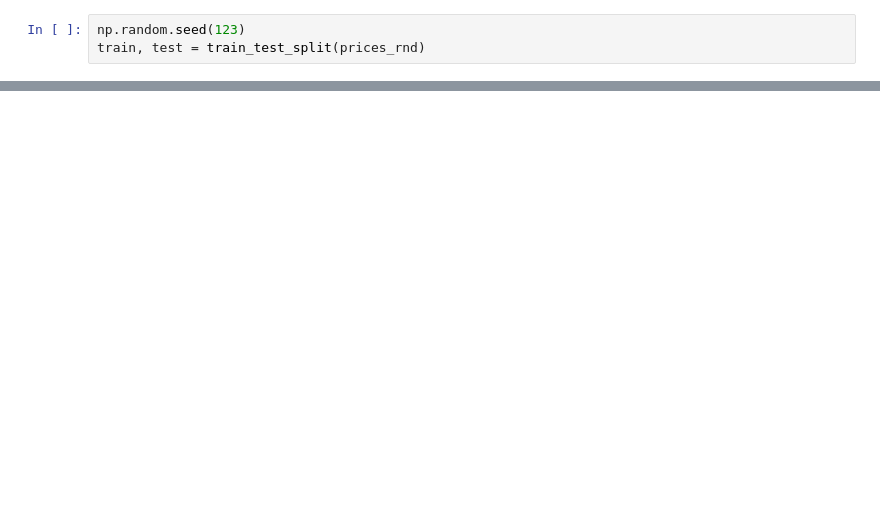
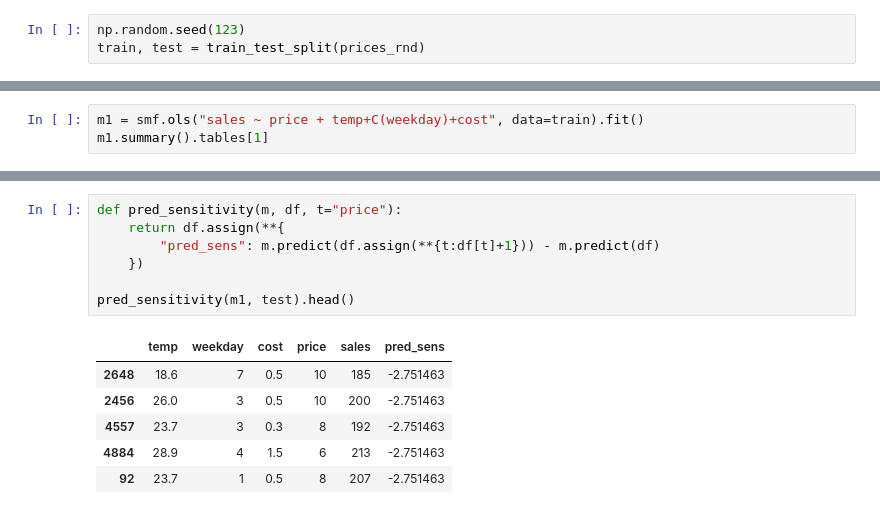
Before and after one commit to CausalInferenceLab/Causal-Inference-with-Python, a Jupyter notebook: causal-inference-for-the-brave-and-true/18-Heterogeneous-Treatment-Effects-and-Personalization.ipynb, the cells around one changed output, grey strips where cells are left out. Drawn from its saved outputs; the diff is of its cells as text; blank space fills up the shorter version.

```diff
--- a/causal-inference-for-the-brave-and-true/18-Heterogeneous-Treatment-Effects-and-Personalization.ipynb
+++ b/causal-inference-for-the-brave-and-true/18-Heterogeneous-Treatment-Effects-and-Personalization.ipynb
@@ -315,0 +160,3 @@ g.set_titles(col_template="Elast. Band {col_name}")
+# %%
+m1 = smf.ols("sales ~ price + temp+C(weekday)+cost", data=train).fit()
+m1.summary().tables[1]
@@ -315,0 +241,14 @@ g.set_titles(col_template="Elast. Band {col_name}")
+# %%
+def pred_sensitivity(m, df, t="price"):
+    return df.assign(**{
+        "pred_sens": m.predict(df.assign(**{t:df[t]+1})) - m.predict(df)
+    })
+
+pred_sensitivity(m1, test).head()
+# %% [output]
+|  | temp | weekday | cost | price | sales | pred_sens |
+| 2648 | 18.6 | 7 | 0.5 | 10 | 185 | -2.751463 |
+| 2456 | 26.0 | 3 | 0.5 | 10 | 200 | -2.751463 |
+| 4557 | 23.7 | 3 | 0.3 | 8 | 192 | -2.751463 |
+| 4884 | 28.9 | 4 | 1.5 | 6 | 213 | -2.751463 |
+| 92 | 23.7 | 1 | 0.5 | 8 | 207 | -2.751463 |
```
Also changed, not shown: parts of 44 cells of this notebook, 1 other file.
